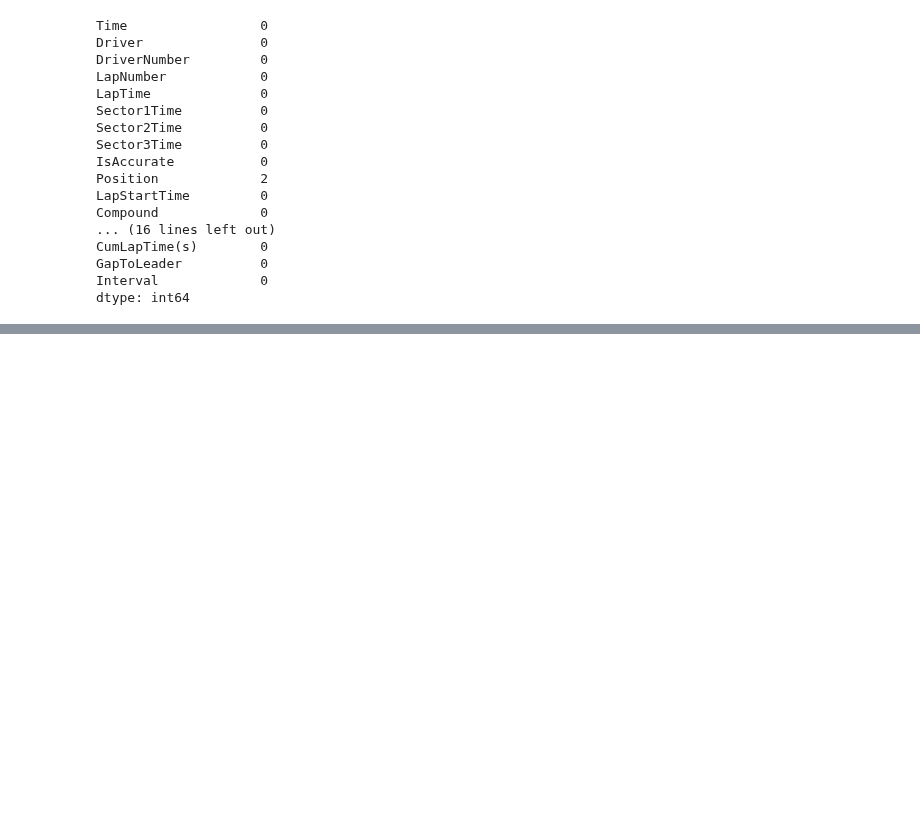
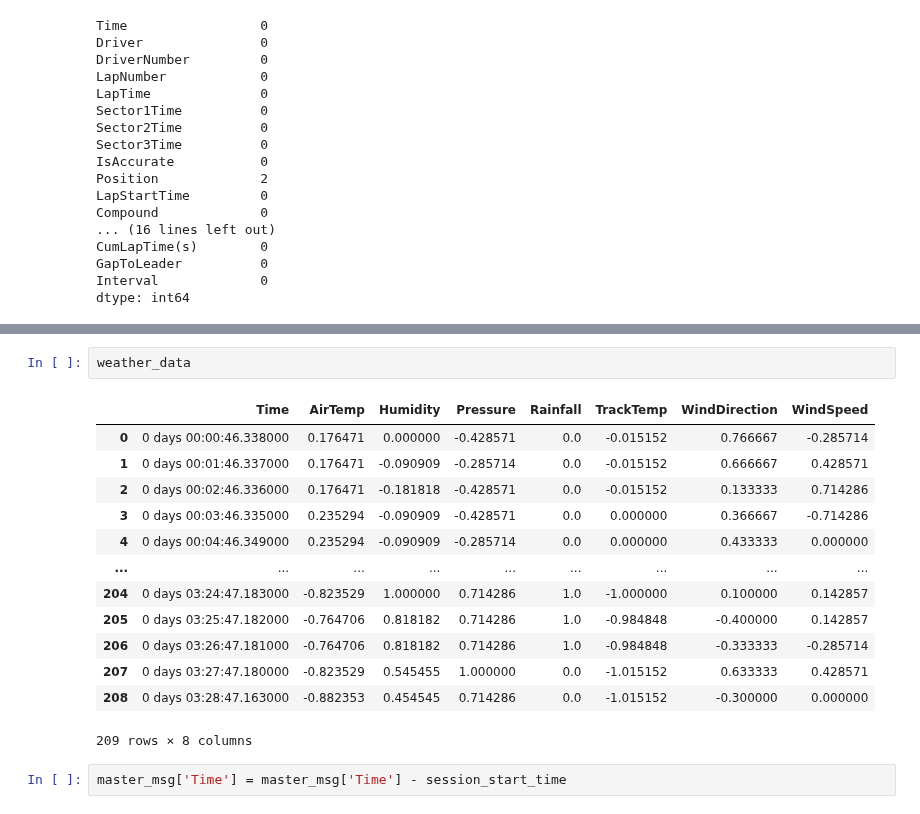
Before and after one commit to PrabhuPugal/Virtual-Race-Engineer, a Jupyter notebook: Virtual Race Engineer.ipynb, the cells around one changed output, grey strips where cells are left out. Cells and saved outputs as stored; diff of their text form; blank space fills up the shorter version.

```diff
--- a/Virtual Race Engineer.ipynb
+++ b/Virtual Race Engineer.ipynb
@@ -268,0 +345,18 @@ dtype: int64
+# %%
+weather_data
+# %% [output]
+|  | Time | AirTemp | Humidity | Pressure | Rainfall | TrackTemp | WindDirection | WindSpeed |
+| 0 | 0 days 00:00:46.338000 | 0.176471 | 0.000000 | -0.428571 | 0.0 | -0.015152 | 0.766667 | -0.285714 |
+| 1 | 0 days 00:01:46.337000 | 0.176471 | -0.090909 | -0.285714 | 0.0 | -0.015152 | 0.666667 | 0.428571 |
+| 2 | 0 days 00:02:46.336000 | 0.176471 | -0.181818 | -0.428571 | 0.0 | -0.015152 | 0.133333 | 0.714286 |
+| 3 | 0 days 00:03:46.335000 | 0.235294 | -0.090909 | -0.428571 | 0.0 | 0.000000 | 0.366667 | -0.714286 |
+| 4 | 0 days 00:04:46.349000 | 0.235294 | -0.090909 | -0.285714 | 0.0 | 0.000000 | 0.433333 | 0.000000 |
+| ... | ... | ... | ... | ... | ... | ... | ... | ... |
+| 204 | 0 days 03:24:47.183000 | -0.823529 | 1.000000 | 0.714286 | 1.0 | -1.000000 | 0.100000 | 0.142857 |
+| 205 | 0 days 03:25:47.182000 | -0.764706 | 0.818182 | 0.714286 | 1.0 | -0.984848 | -0.400000 | 0.142857 |
+| 206 | 0 days 03:26:47.181000 | -0.764706 | 0.818182 | 0.714286 | 1.0 | -0.984848 | -0.333333 | -0.285714 |
+| 207 | 0 days 03:27:47.180000 | -0.823529 | 0.545455 | 1.000000 | 0.0 | -1.015152 | 0.633333 | 0.428571 |
+| 208 | 0 days 03:28:47.163000 | -0.882353 | 0.454545 | 0.714286 | 0.0 | -1.015152 | -0.300000 | 0.000000 |
+209 rows × 8 columns
+# %%
+master_msg['Time'] = master_msg['Time'] - session_start_time
```
Also changed, not shown: parts of 11 cells of this notebook, 13 other files.
